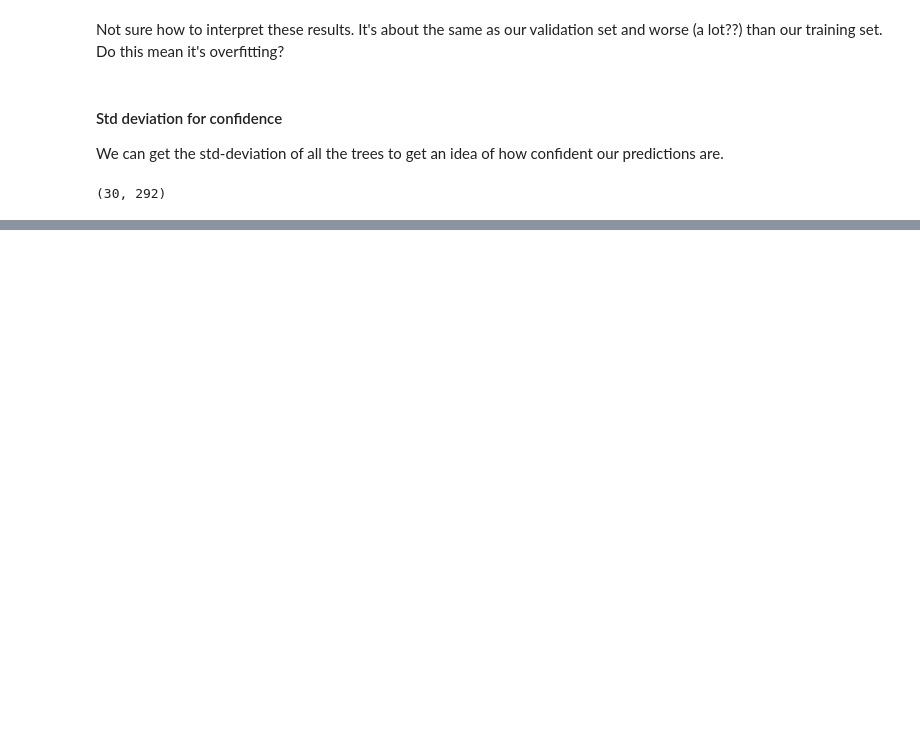
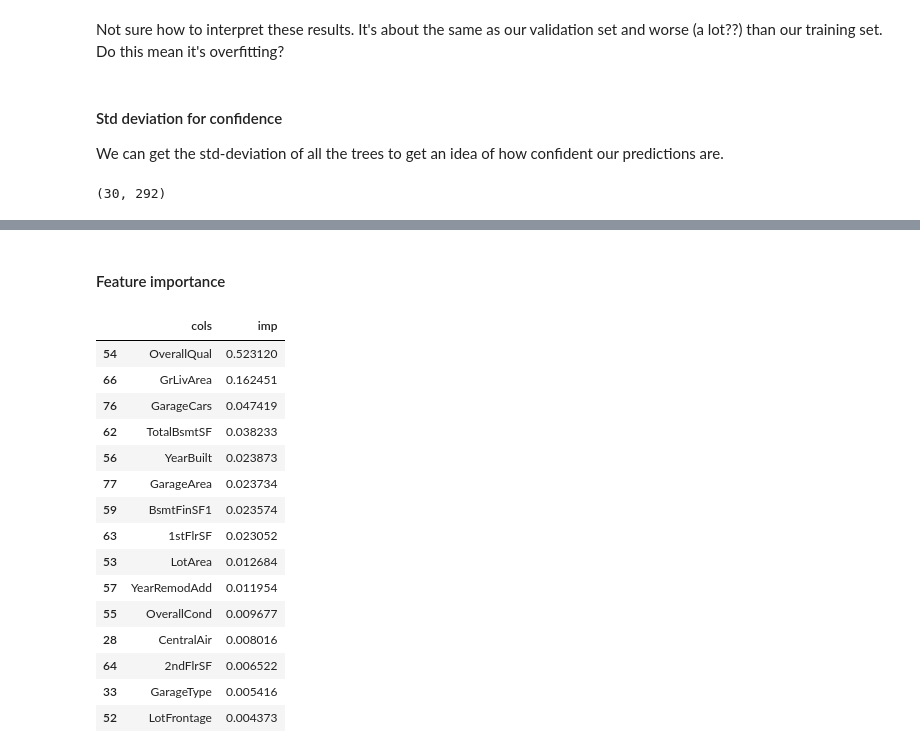
Before and after one commit to divo/ai, a Jupyter notebook: kaggle/house-prices-competition.ipynb, the cells around one changed output, grey strips where cells are left out. Cells and saved outputs as stored; diff of their text form; code cells hidden in the pictures; blank space fills up the shorter version.

```diff
--- a/kaggle/house-prices-competition.ipynb
+++ b/kaggle/house-prices-competition.ipynb
@@ -414,0 +412,2 @@ array([0.09464514, 0.14877955, 0.11849783, 0.19610944, 0.11060154,
+# %% [markdown]
+#### Feature importance
@@ -414,0 +418,20 @@ array([0.09464514, 0.14877955, 0.11849783, 0.19610944, 0.11060154,
+# %%
+fi = rf_feature_importance(rf, xs)
+fi[:15]
+# %% [output]
+|  | cols | imp |
+| 54 | OverallQual | 0.523120 |
+| 66 | GrLivArea | 0.162451 |
+| 76 | GarageCars | 0.047419 |
+| 62 | TotalBsmtSF | 0.038233 |
+| 56 | YearBuilt | 0.023873 |
+| 77 | GarageArea | 0.023734 |
+| 59 | BsmtFinSF1 | 0.023574 |
+| 63 | 1stFlrSF | 0.023052 |
+| 53 | LotArea | 0.012684 |
+| 57 | YearRemodAdd | 0.011954 |
+| 55 | OverallCond | 0.009677 |
+| 28 | CentralAir | 0.008016 |
+| 64 | 2ndFlrSF | 0.006522 |
+| 33 | GarageType | 0.005416 |
+| 52 | LotFrontage | 0.004373 |
```
Also changed, not shown: parts of 27 cells of this notebook, 1 other file.
